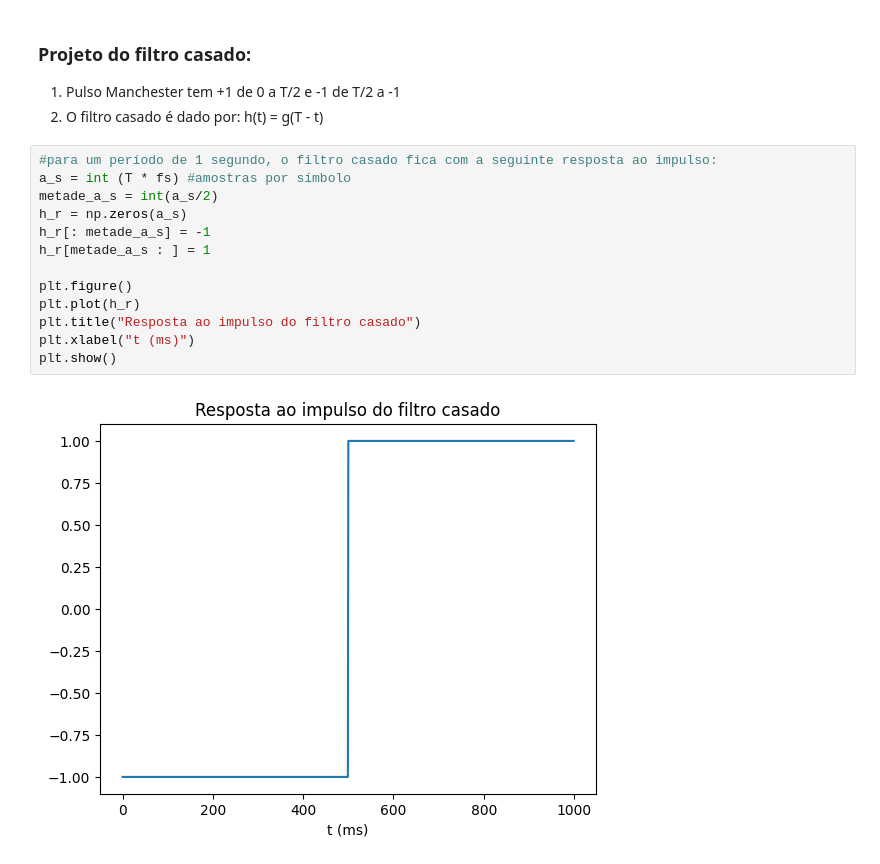
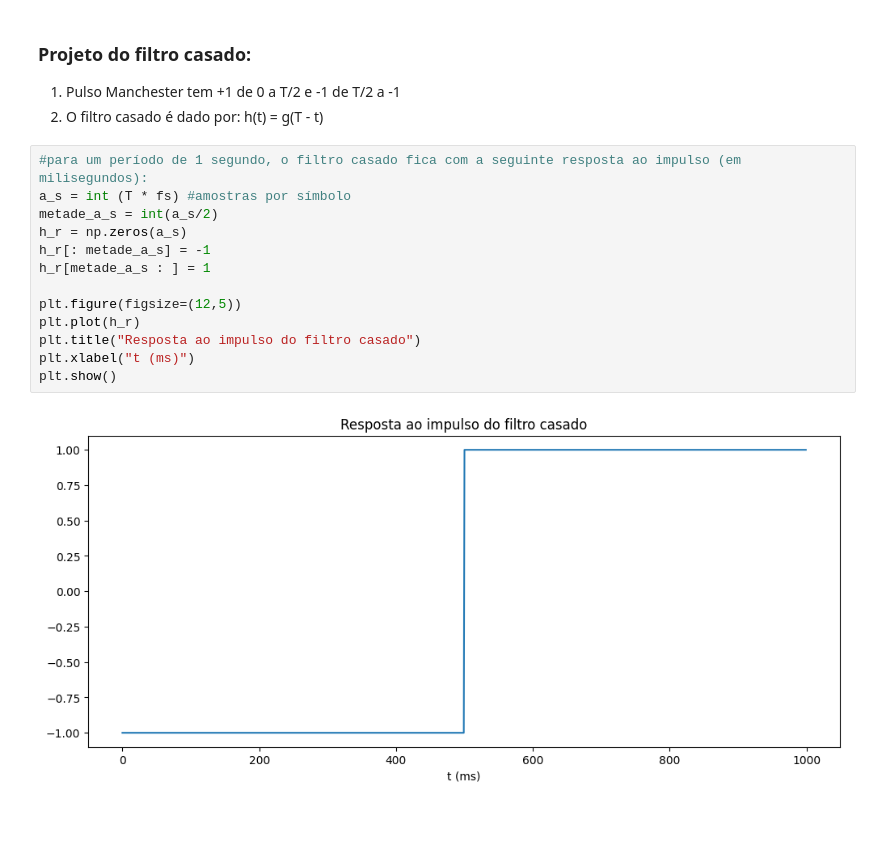
Before and after one commit to eduardoBorgonha/ufsc, a Jupyter notebook: comunicacao/filtros_casados/filtros_casados.ipynb, the cells around one changed output. Saved outputs shown, nothing was run; the diff lists cells and outputs as text; blank space fills up the shorter version.

Commit message:
Tarefa dos filtros casados finalizada SEM O EXTRA.

```diff
--- a/comunicacao/filtros_casados/filtros_casados.ipynb
+++ b/comunicacao/filtros_casados/filtros_casados.ipynb
@@ -38,17 +39,17 @@ Amostragem por símbolo T . F_s: 1000
 1. Pulso Manchester tem +1 de 0 a T/2 e -1 de T/2 a -1
 2. O filtro casado é dado por: h(t) = g(T - t)
 # %%
-#para um período de 1 segundo, o filtro casado fica com a seguinte resposta ao impulso:
+#para um período de 1 segundo, o filtro casado fica com a seguinte resposta ao impulso (em milisegundos):
 a_s = int (T * fs) #amostras por símbolo
 metade_a_s = int(a_s/2)
 h_r = np.zeros(a_s)
 h_r[: metade_a_s] = -1
 h_r[metade_a_s : ] = 1
 
-plt.figure()
+plt.figure(figsize=(12,5))
 plt.plot(h_r)
 plt.title("Resposta ao impulso do filtro casado")
 plt.xlabel("t (ms)")
 plt.show()
 # %% [output]
-[figure, old version]
+[figure, new version]
```
Also changed, not shown: parts of 9 cells of this notebook.
